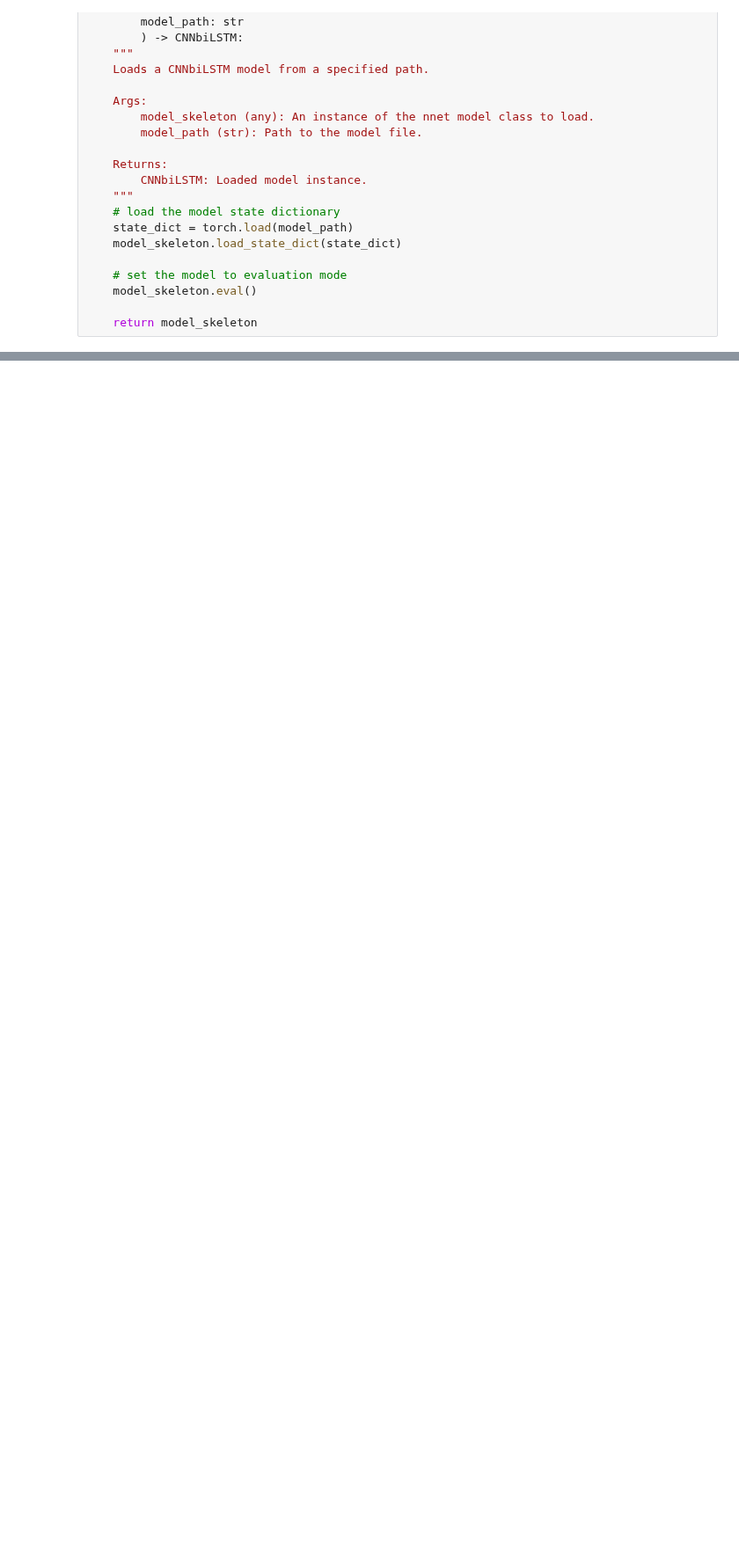
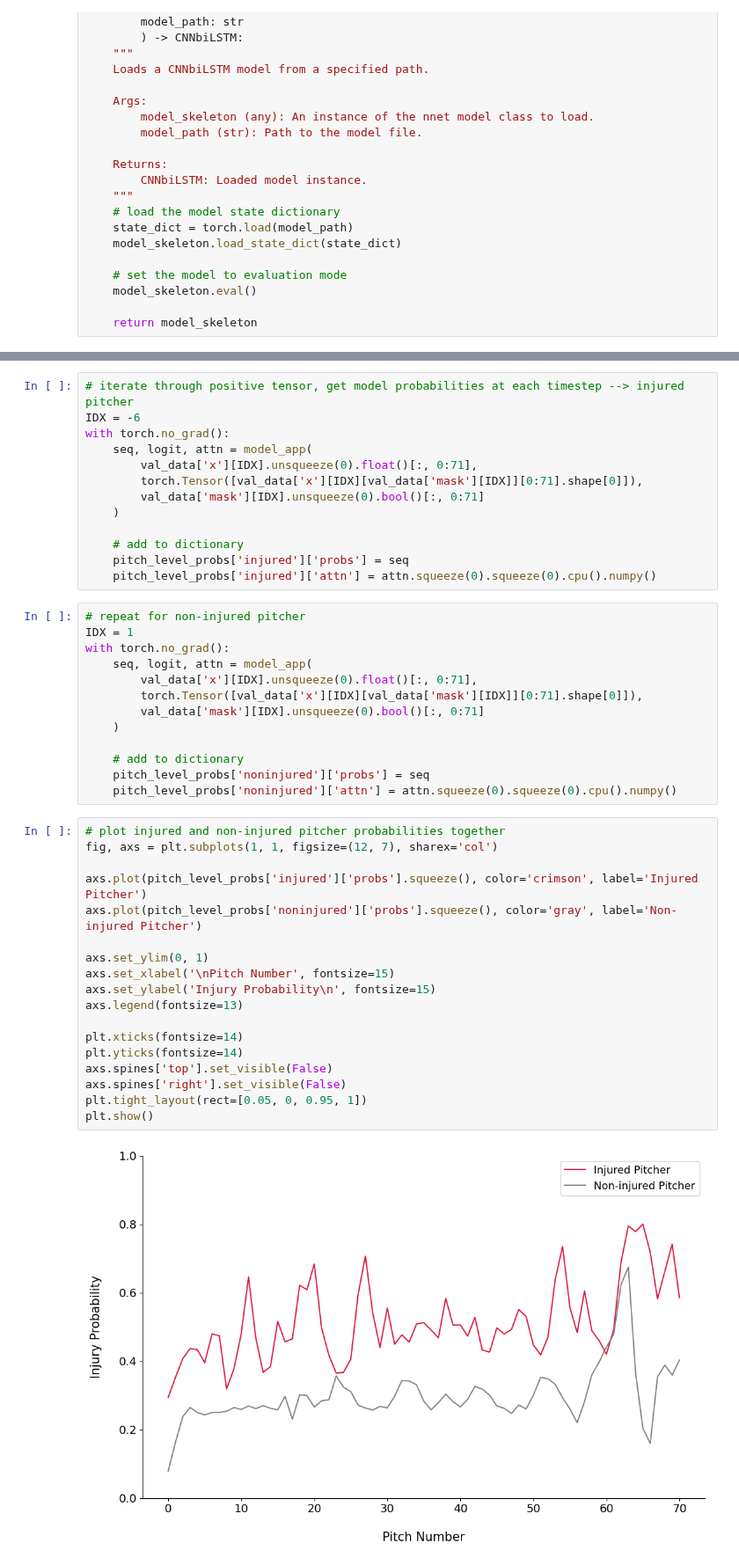
Before and after one commit to humanrithm/pitch-ml, a Jupyter notebook: dev/epi/clinical_model_evaluation.ipynb, the cells around one changed output, grey strips where cells are left out. Shown at 88% size. Saved outputs shown, nothing was run; the diff lists cells and outputs as text; blank space fills up the shorter version.

```diff
--- a/dev/epi/clinical_model_evaluation.ipynb
+++ b/dev/epi/clinical_model_evaluation.ipynb
@@ -165,0 +177,46 @@ tensor([ 0.0000e+00,  6.0000e+00,  2.2000e+01,  8.7698e-02,  8.7698e-02,
+# %%
+# iterate through positive tensor, get model probabilities at each timestep --> injured pitcher
+IDX = -6
+with torch.no_grad():
+    seq, logit, attn = model_app(
+        val_data['x'][IDX].unsqueeze(0).float()[:, 0:71],
+        torch.Tensor([val_data['x'][IDX][val_data['mask'][IDX]][0:71].shape[0]]),
+        val_data['mask'][IDX].unsqueeze(0).bool()[:, 0:71]
+    )
+
+    # add to dictionary
+    pitch_level_probs['injured']['probs'] = seq
+    pitch_level_probs['injured']['attn'] = attn.squeeze(0).squeeze(0).cpu().numpy()
+# %%
+# repeat for non-injured pitcher
+IDX = 1
+with torch.no_grad():
+    seq, logit, attn = model_app(
+        val_data['x'][IDX].unsqueeze(0).float()[:, 0:71],
+        torch.Tensor([val_data['x'][IDX][val_data['mask'][IDX]][0:71].shape[0]]),
+        val_data['mask'][IDX].unsqueeze(0).bool()[:, 0:71]
+    )
+
+    # add to dictionary
+    pitch_level_probs['noninjured']['probs'] = seq
+    pitch_level_probs['noninjured']['attn'] = attn.squeeze(0).squeeze(0).cpu().numpy()
+# %%
+# plot injured and non-injured pitcher probabilities together
+fig, axs = plt.subplots(1, 1, figsize=(12, 7), sharex='col')
+
+axs.plot(pitch_level_probs['injured']['probs'].squeeze(), color='crimson', label='Injured Pitcher')
+axs.plot(pitch_level_probs['noninjured']['probs'].squeeze(), color='gray', label='Non-injured Pitcher')
+
+axs.set_ylim(0, 1)
+axs.set_xlabel('\nPitch Number', fontsize=15)
+axs.set_ylabel('Injury Probability\n', fontsize=15)
+axs.legend(fontsize=13)
+
+plt.xticks(fontsize=14)
+plt.yticks(fontsize=14)
+axs.spines['top'].set_visible(False)
+axs.spines['right'].set_visible(False)
+plt.tight_layout(rect=[0.05, 0, 0.95, 1])
+plt.show()
+# %% [output]
+[figure, added]
```
Also changed, not shown: parts of 43 cells of this notebook.
